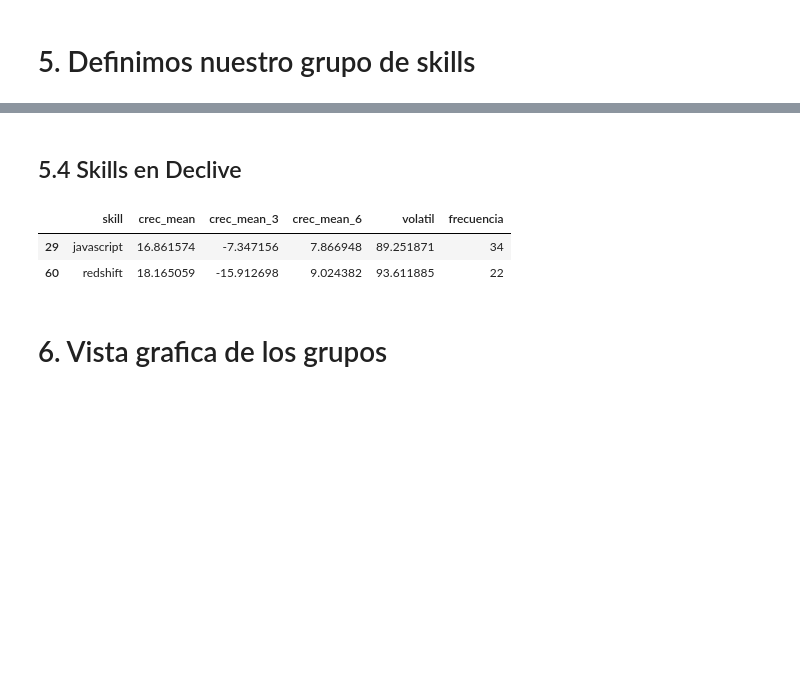
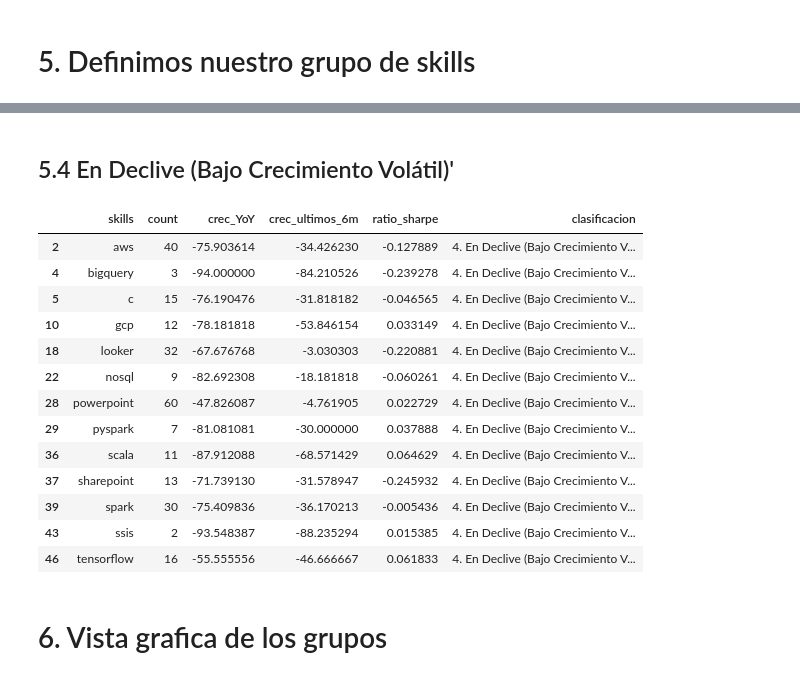
Before and after one commit to anamumaq/data-analytics-skill-evolution, a Jupyter notebook: data-analytics-skill-evolution.ipynb, the cells around one changed output, grey strips where cells are left out. Saved outputs shown, nothing was run; the diff lists cells and outputs as text; code cells hidden in the pictures; blank space fills up the shorter version.

```diff
--- a/data-analytics-skill-evolution.ipynb
+++ b/data-analytics-skill-evolution.ipynb
@@ -334,15 +334,22 @@ nicho
 # %% [markdown]
-## 5.4 Skills en Declive
+## 5.4 En Declive (Bajo Crecimiento Volátil)'
-# %%
-# skills declive
-declive = skills_metricas[(skills_metricas['crec_mean_6'] <  skills_metricas['crec_mean_6'].quantile(0.25)) &
-                (skills_metricas['volatil'] > skills_metricas['volatil'].quantile(0.50)) &
-                (skills_metricas['frecuencia'] > skills_metricas['frecuencia'].quantile(0.60))
-].sort_values('frecuencia', ascending=False)
-declive
-# %% [output]
-|  | skill | crec_mean | crec_mean_3 | crec_mean_6 | volatil | frecuencia |
-| 29 | javascript | 16.861574 | -7.347156 | 7.866948 | 89.251871 | 34 |
-| 60 | redshift | 18.165059 | -15.912698 | 9.024382 | 93.611885 | 22 |
+# %%
+# skills declive
+df_metrics.query("clasificacion == '4. En Declive (Bajo Crecimiento Volátil)'")
+# %% [output]
+|  | skills | count | crec_YoY | crec_ultimos_6m | ratio_sharpe | clasificacion |
+| 2 | aws | 40 | -75.903614 | -34.426230 | -0.127889 | 4. En Declive (Bajo Crecimiento V... |
+| 4 | bigquery | 3 | -94.000000 | -84.210526 | -0.239278 | 4. En Declive (Bajo Crecimiento V... |
+| 5 | c | 15 | -76.190476 | -31.818182 | -0.046565 | 4. En Declive (Bajo Crecimiento V... |
+| 10 | gcp | 12 | -78.181818 | -53.846154 | 0.033149 | 4. En Declive (Bajo Crecimiento V... |
+| 18 | looker | 32 | -67.676768 | -3.030303 | -0.220881 | 4. En Declive (Bajo Crecimiento V... |
+| 22 | nosql | 9 | -82.692308 | -18.181818 | -0.060261 | 4. En Declive (Bajo Crecimiento V... |
+| 28 | powerpoint | 60 | -47.826087 | -4.761905 | 0.022729 | 4. En Declive (Bajo Crecimiento V... |
+| 29 | pyspark | 7 | -81.081081 | -30.000000 | 0.037888 | 4. En Declive (Bajo Crecimiento V... |
+| 36 | scala | 11 | -87.912088 | -68.571429 | 0.064629 | 4. En Declive (Bajo Crecimiento V... |
+| 37 | sharepoint | 13 | -71.739130 | -31.578947 | -0.245932 | 4. En Declive (Bajo Crecimiento V... |
+| 39 | spark | 30 | -75.409836 | -36.170213 | -0.005436 | 4. En Declive (Bajo Crecimiento V... |
+| 43 | ssis | 2 | -93.548387 | -88.235294 | 0.015385 | 4. En Declive (Bajo Crecimiento V... |
+| 46 | tensorflow | 16 | -55.555556 | -46.666667 | 0.061833 | 4. En Declive (Bajo Crecimiento V... |
 # %% [markdown]
 # 6. Vista grafica de los grupos
```
Also changed, not shown: parts of 37 cells of this notebook.
